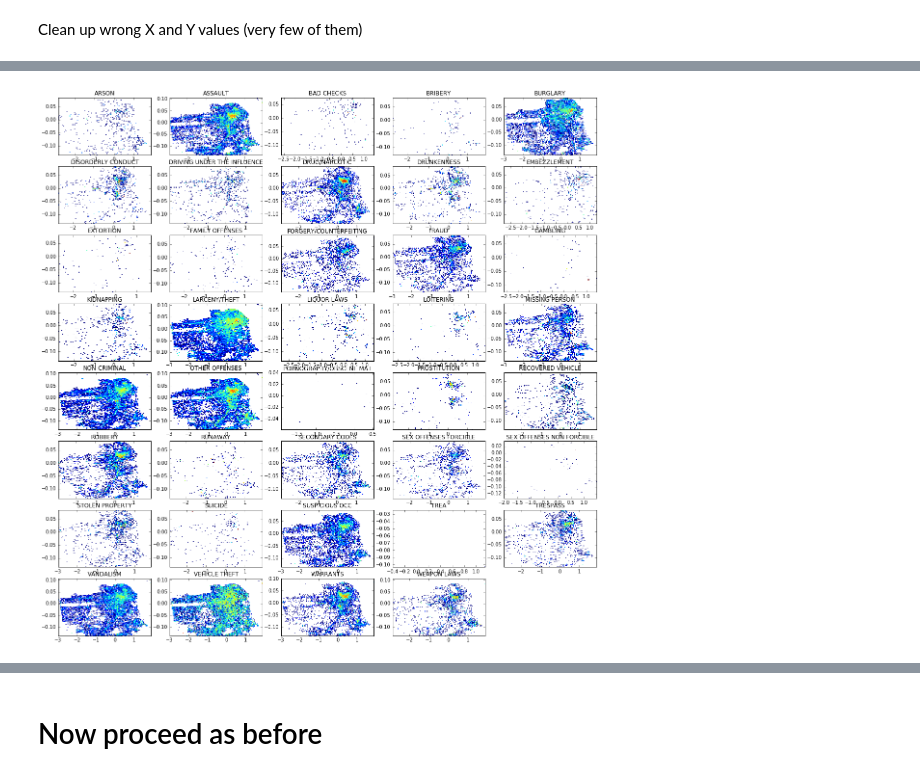
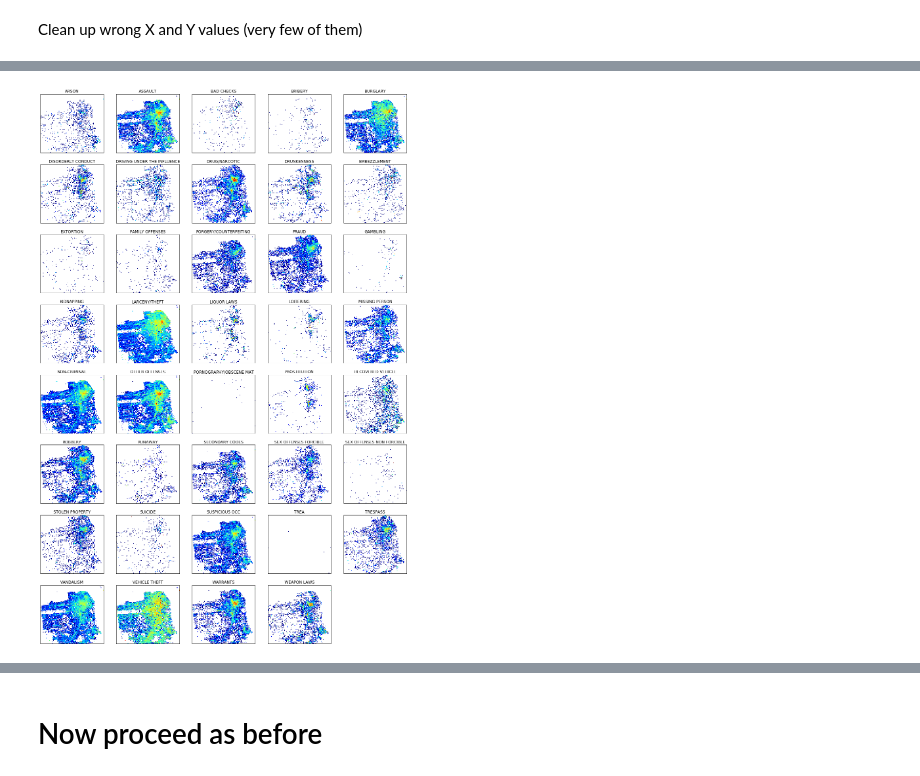
Before and after one commit to kyleiwaniec/w207_Kaggle, a Jupyter notebook: crimeSF_NN_logodds_hierarchy_Jackson.ipynb, the cells around one changed output, grey strips where cells are left out. Cells and saved outputs as stored; diff of their text form; code cells hidden in the pictures.

```diff
--- a/crimeSF_NN_logodds_hierarchy_Jackson.ipynb
+++ b/crimeSF_NN_logodds_hierarchy_Jackson.ipynb
@@ -59,18 +57,22 @@ trainDF.shape
 # %%
+# Make plots for each crime label
+
 NX=100
 NY=100
 groups = trainDF.groupby('Category')
 ii=1
-plt.figure(figsize=(20, 20))
+plt.figure(figsize=(20, 30))
 for name, group in groups:
     plt.subplot(8,5,ii)
     histo, xedges, yedges = np.histogram2d(np.array(group.X),np.array(group.Y), bins=(NX,NY))
     myextent  =[xedges[0],xedges[-1],yedges[0],yedges[-1]]
     plt.imshow(histo.T,origin='low',extent=myextent,interpolation='nearest',aspect='auto',norm=LogNorm())
     plt.title(name)
+    plt.xticks([])
+    plt.yticks([])
 #     plt.figure(ii)
 #     plt.plot(group.X,group.Y,'.')
     ii+=1
 del groups
 # %% [output]
-[figure, old version]
+[figure, new version]
```
Also changed, not shown: parts of 38 cells of this notebook, 11 other files.
